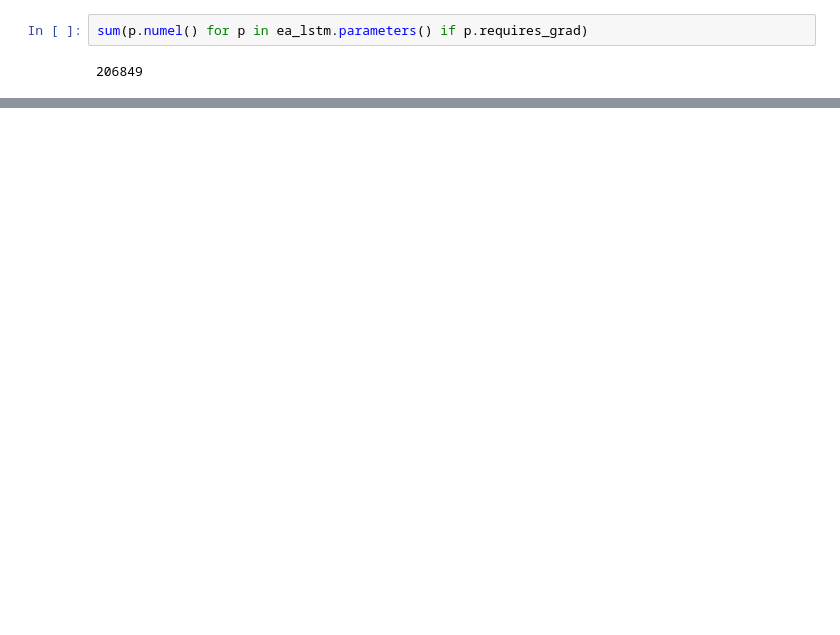
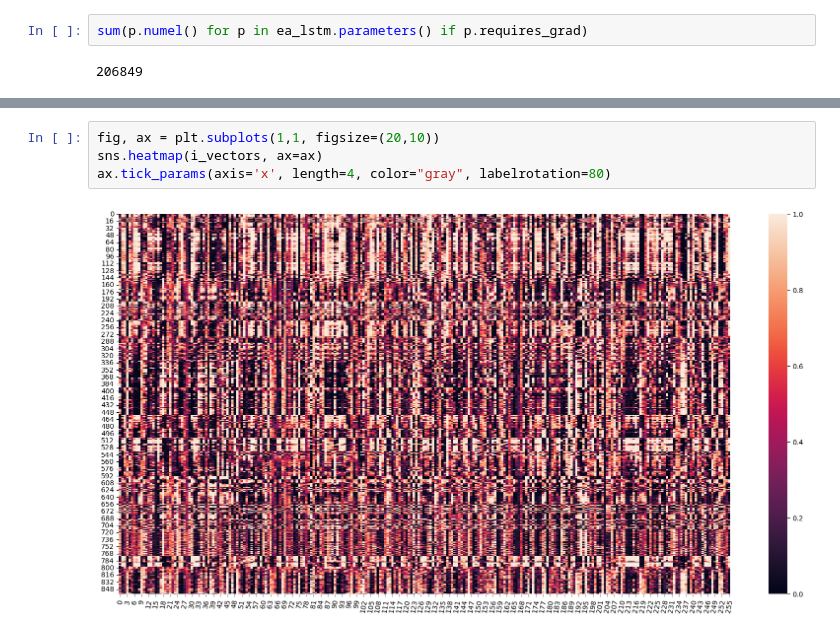
Before and after one commit to tripleUU-U/lamah-ce_lstm, a Jupyter notebook: analysis/evaluation/model_Inspection.ipynb, the cells around one changed output, grey strips where cells are left out. Cells and saved outputs as stored; diff of their text form; blank space fills up the shorter version.

```diff
--- a/analysis/evaluation/model_Inspection.ipynb
+++ b/analysis/evaluation/model_Inspection.ipynb
@@ -27,0 +145,6 @@ sum(p.numel() for p in ea_lstm.parameters() if p.requires_grad)
+# %%
+fig, ax = plt.subplots(1,1, figsize=(20,10))
+sns.heatmap(i_vectors, ax=ax)
+ax.tick_params(axis='x', length=4, color="gray", labelrotation=80)
+# %% [output]
+[figure, added]
```
Also changed, not shown: parts of 14 cells of this notebook, 2 other files.
